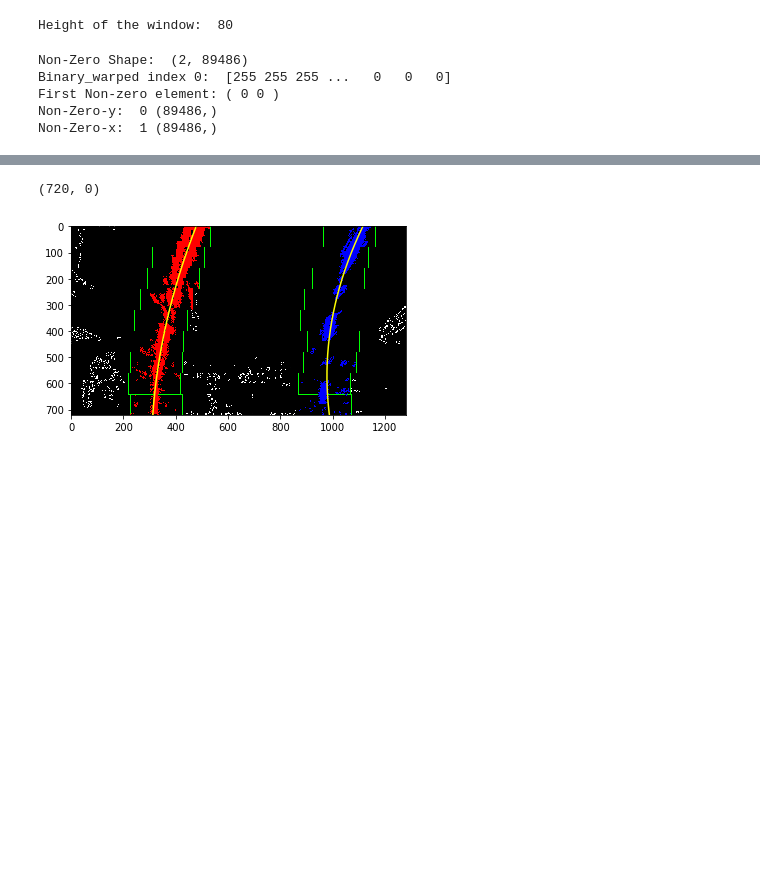
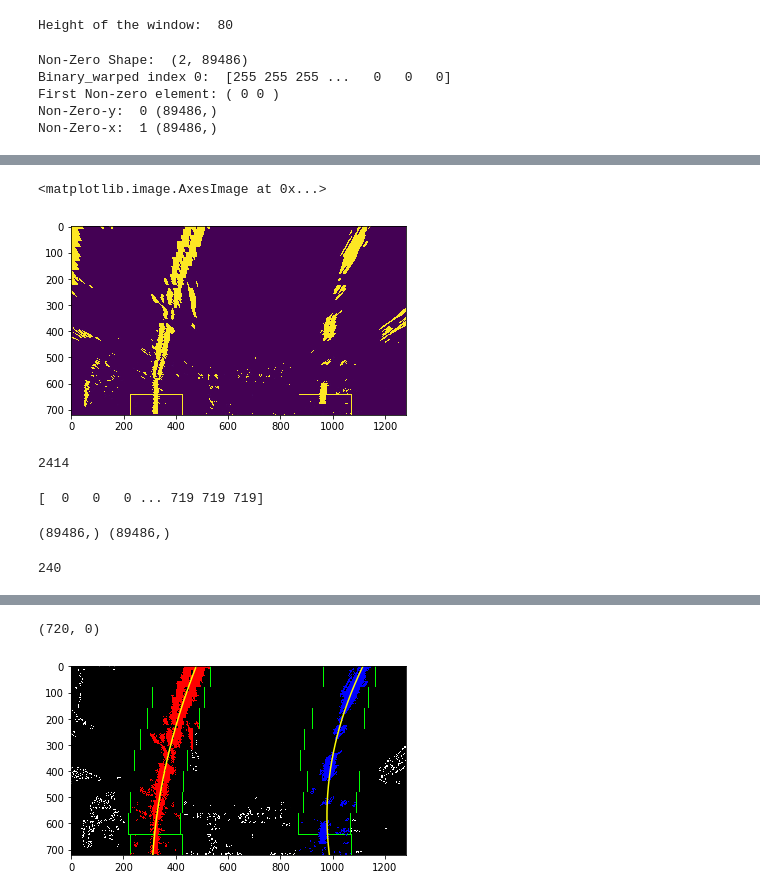
Before and after one commit to allaydesai/Computer-Vision, a Jupyter notebook: Finding_the_lines.ipynb, the cells around one changed output, grey strips where cells are left out. Drawn from its saved outputs; the diff is of its cells as text; code cells hidden in the pictures; blank space fills up the shorter version.

```diff
--- a/Finding_the_lines.ipynb
+++ b/Finding_the_lines.ipynb
@@ -130,0 +181,8 @@ right_lane_inds = []
+# %%
+# Draw the windows on the visualization image
+cv2.rectangle(binary_warped,(win_xleft_low,win_y_low),(win_xleft_high,win_y_high),(255,255,0), 2)
+cv2.rectangle(binary_warped,(win_xright_low,win_y_low),(win_xright_high,win_y_high),(255,255,0), 2)
+plt.imshow(binary_warped)
+# %% [output]
+<matplotlib.image.AxesImage at 0x...>
+[figure, added]
@@ -130,0 +193,18 @@ right_lane_inds = []
+# %%
+len(((nonzeroy >= win_y_low) & (nonzeroy < win_y_high) & (nonzerox >= win_xleft_low) &  (nonzerox < win_xleft_high)).nonzero()[0])
+# %% [output]
+2414
+# %%
+if (nonzeroy >= win_y_low).any:
+    print(nonzeroy)
+# %% [output]
+[  0   0   0 ... 719 719 719]
+# %%
+nonzerox, nonzeroy
+print(nonzerox.shape, nonzeroy.shape)
+# %% [output]
+(89486,) (89486,)
+# %%
+nonzerox[good_left_inds[0]]
+# %% [output]
+240
```
Also changed, not shown: parts of 9 cells of this notebook.
